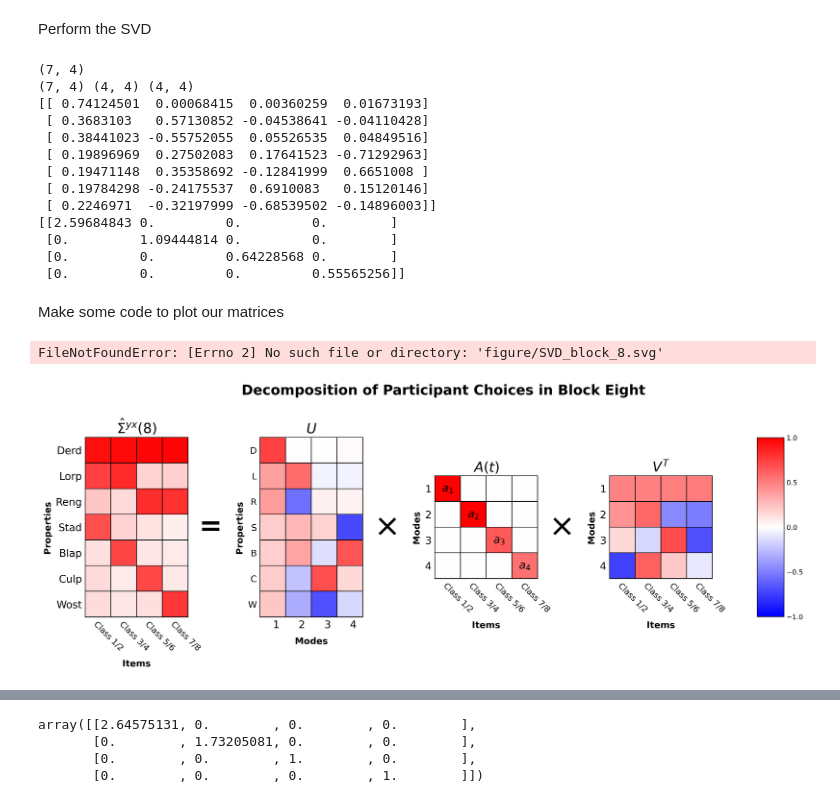
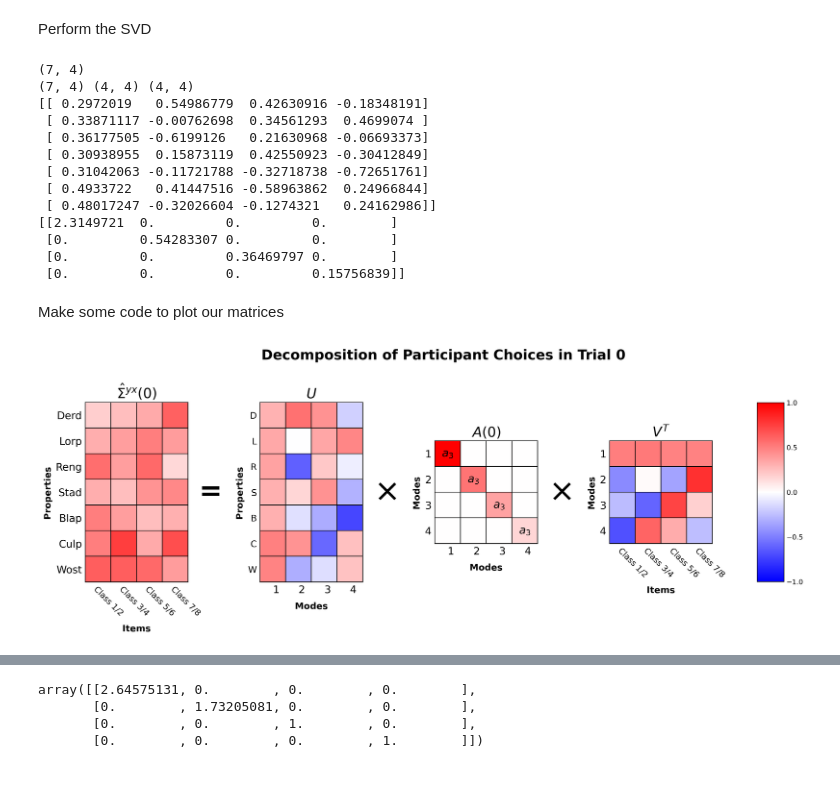
Before and after one commit to JirkoRu/analysis_scripts, a Jupyter notebook: SVD_Plot/SVD_plot.ipynb, the cells around one changed output, grey strips where cells are left out. Drawn from its saved outputs; the diff is of its cells as text; code cells hidden in the pictures.

Commit message:
made code to plot time dependent singular values

```diff
--- a/SVD_Plot/SVD_plot.ipynb
+++ b/SVD_Plot/SVD_plot.ipynb
@@ -34,7 +34,7 @@ print(in_out_matrix_trialwise.shape)
 Perform the SVD
 # %%
 # u corresponds to left singular vectors, vt to right singular vectors, and s has singular values on the diagonal
-test = in_out_matrix[:,:,7]
+test = in_out_matrix_trialwise[:,:,0]
 u, s, vt = np.linalg.svd(test, full_matrices=False)
 s = np.diag(s)
 
@@ -50,17 +50,17 @@ print(s)
 # %% [output]
 (7, 4)
 (7, 4) (4, 4) (4, 4)
-[[ 0.74124501  0.00068415  0.00360259  0.01673193]
- [ 0.3683103   0.57130852 -0.04538641 -0.04110428]
- [ 0.38441023 -0.55752055  0.05526535  0.04849516]
- [ 0.19896969  0.27502083  0.17641523 -0.71292963]
- [ 0.19471148  0.35358692 -0.12841999  0.6651008 ]
- [ 0.19784298 -0.24175537  0.6910083   0.15120146]
- [ 0.2246971  -0.32197999 -0.68539502 -0.14896003]]
-[[2.59684843 0.         0.         0.        ]
- [0.         1.09444814 0.         0.        ]
- [0.         0.         0.64228568 0.        ]
- [0.         0.         0.         0.55565256]]
+[[ 0.2972019   0.54986779  0.42630916 -0.18348191]
+ [ 0.33871117 -0.00762698  0.34561293  0.4699074 ]
+ [ 0.36177505 -0.6199126   0.21630968 -0.06693373]
+ [ 0.30938955  0.15873119  0.42550923 -0.30412849]
+ [ 0.31042063 -0.11721788 -0.32718738 -0.72651761]
+ [ 0.4933722   0.41447516 -0.58963862  0.24966844]
+ [ 0.48017247 -0.32026604 -0.1274321   0.24162986]]
+[[2.3149721  0.         0.         0.        ]
+ [0.         0.54283307 0.         0.        ]
+ [0.         0.         0.36469797 0.        ]
+ [0.         0.         0.         0.15756839]]
 # %% [markdown]
 Make some code to plot our matrices
 # %%
@@ -93,7 +93,7 @@ def plot_SVD(u, s, vt, in_out_matrix, fig_name, fig_title, Block):
     x_tick_labels = ['Class 1/2', 'Class 3/4', 'Class 5/6', 'Class 7/8']
 
     # the titles
-    titles = ['$\hat{\Sigma}^{yx}(%s)$' % str(Block), '$U$', '$A(t)$', '$V^{T}$']
+    titles = ['$\hat{\Sigma}^{yx}(%s)$' % str(Block), '$U$', '$A(%s)$' % str(Block), '$V^{T}$']
 
     for i, ax in enumerate(axes.flatten()):
 
@@ -151,46 +151,50 @@ def plot_SVD(u, s, vt, in_out_matrix, fig_name, fig_title, Block):
 
             # specific aspects of the two first axes 2 and 3
             if i == 2:
+                # set the x label
                 ax.set_xlabel("Modes",fontweight='bold', fontsize = 13, labelpad=10)
-                for i in range(4):
-                    ax.text(i, i, '$a_%s$' % str(i+1), va='center', ha='center', fontsize = 16)
+
+                # a little loop which draws the labels of our singular values in our cells <3
+                for j in range(4):
+                    ax.text(j, j, '$a_%s$' % str(i+1), va='center', ha='center', fontsize = 16)
+
             if i == 3:
                 ax.set_xlabel("Items",fontweight='bold', fontsize = 13, labelpad=10)
                 ax.set_xticklabels(x_tick_labels, rotation= -45, fontsize=12, ha="left", rotation_mode="anchor")
+
 
     # add a supertitle
     fig.suptitle(fig_title, fontweight='bold', fontsize = 20)
 
     # set the spacing between subplots
     plt.subplots_adjust(left=0.1,
                         bottom=0.1,
                         right=0.9,
                         top=0.9,
                         wspace=0.7,
                         hspace=0.4)
 
     # add a colourbar
     fig.subplots_adjust(right=0.8)
     cbar_ax = fig.add_axes([0.85, 0.2, 0.03, 0.6])
     cbar = fig.colorbar(im, cax=cbar_ax, ticks = [-1,-.5, 0, .5, 1])
     cbar.ax.tick_params(size=0)
 
     # add equal sign
     fig.text(0.24, 0.5, '=', fontsize=40, fontweight='bold', ha='center', va='center')
     fig.text(0.435, 0.5, r'$\times$', fontsize=45, fontweight='bold', ha='center', va='center')
     fig.text(0.63, 0.5, r'$\times$', fontsize=45, fontweight='bold', ha='center', va='center')
 
     fig.savefig(fig_name)
 
 # print(os.getcwd())
 plot_SVD(u, s, vt, test,
-                  'figure/SVD_block_8.svg',
-                  "Decomposition of Participant Choices in Block Eight",
-                  8
+                  'figures/SVD_trial_1.svg',
+                  "Decomposition of Participant Choices in Trial 0",
+                  0
                 )
 # %% [output]
-FileNotFoundError: [Errno 2] No such file or directory: 'figure/SVD_block_8.svg'
-[figure, old version]
+[figure, new version]
 # %%
 test = np.array([[1,1,1,1],[1,1,0,0], [0,0,1,1], [1,0,0,0], [0,1,0,0], [0,0,1,0], [0,0,0,1]])
 
```
Also changed, not shown: parts of 10 cells of this notebook, 3 other files.
